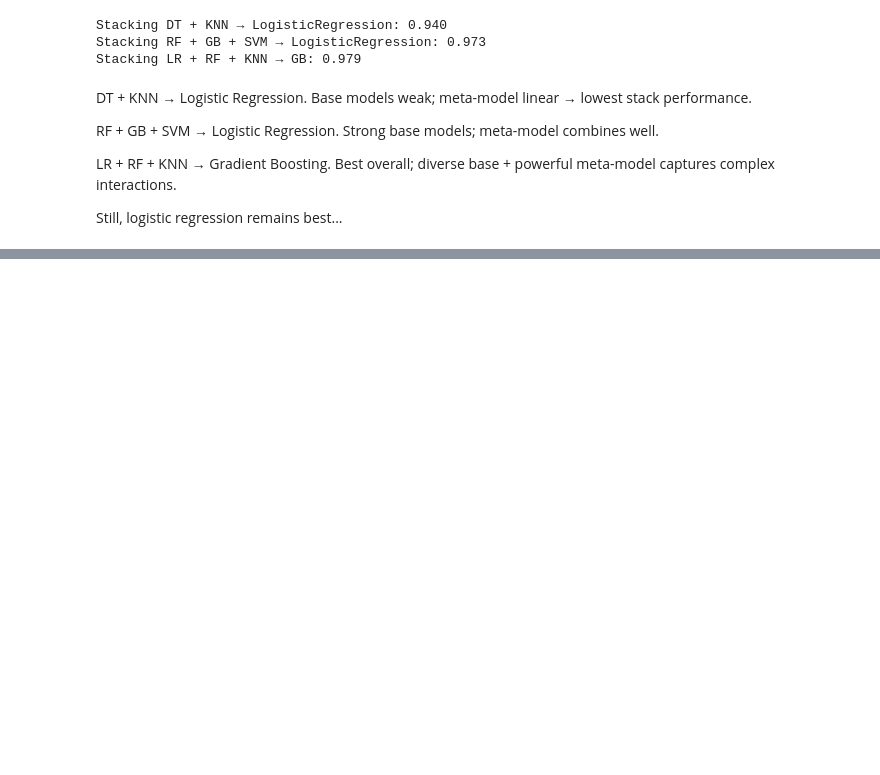
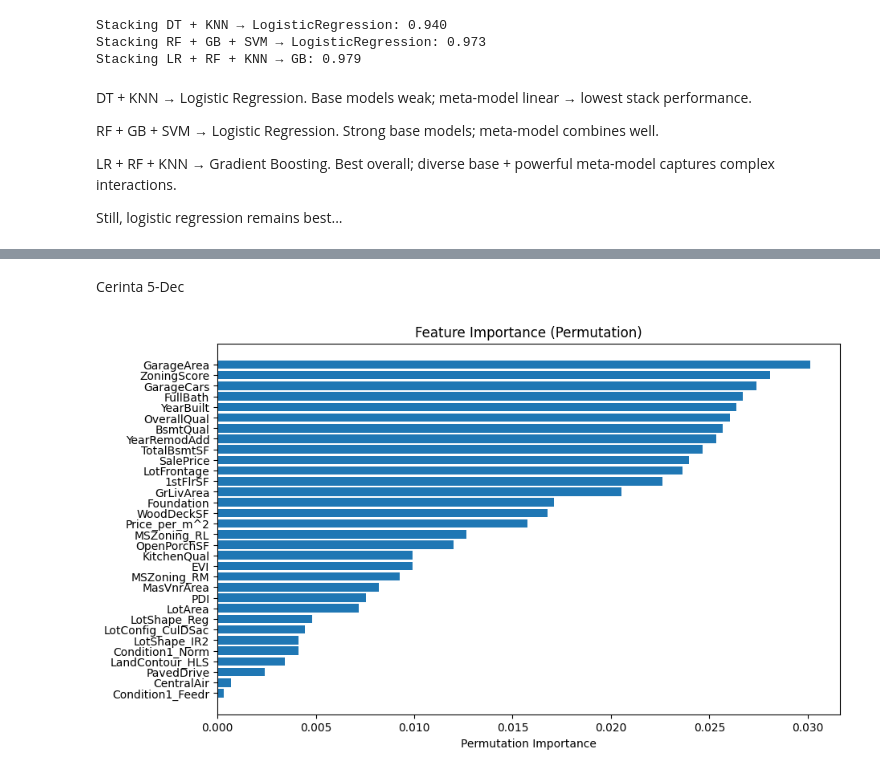
Before and after one commit to OctaMarina/house-price-prediction-integra, a Jupyter notebook: notebooks/classification_full_dataset_IrinaCruceru.ipynb, the cells around one changed output, grey strips where cells are left out. Drawn from its saved outputs; the diff is of its cells as text; code cells hidden in the pictures; blank space fills up the shorter version.

Commit message:
SHAP & Permutation Importance

```diff
--- a/notebooks/classification_full_dataset_IrinaCruceru.ipynb
+++ b/notebooks/classification_full_dataset_IrinaCruceru.ipynb
@@ -409,0 +436,12 @@ Still, logistic regression remains best...
+# %%
+preprocess = ColumnTransformer([
+    ("num", Pipeline([
+        ("imputer", SimpleImputer(strategy="median")),
+        ("scaler", StandardScaler())
+    ]), numeric_cols),
+
+    ("cat", Pipeline([
+        ("imputer", SimpleImputer(strategy="most_frequent")),
+        ("encoder", OneHotEncoder(handle_unknown="ignore"))
+    ]), categorical_cols)
+])
@@ -409,0 +748,2 @@ Still, logistic regression remains best...
+# %% [markdown]
+Cerinta 5-Dec
@@ -409,0 +756,28 @@ Still, logistic regression remains best...
+# %%
+best_model = final_models["stack3"]
+# %%
+perm_importance = permutation_importance(
+    best_model,
+    X_test,
+    y_test,
+    n_repeats=10,
+    random_state=42,
+    scoring="accuracy"
+)
+
+importances = perm_importance.importances_mean
+feature_names = X_test.columns
+
+perm_df = pd.DataFrame({
+    "Feature": feature_names,
+    "Importance": importances
+}).sort_values(by="Importance", ascending=False)
+# %%
+plt.figure(figsize=(10,6))
+plt.barh(perm_df["Feature"], perm_df["Importance"])
+plt.xlabel("Permutation Importance")
+plt.title("Feature Importance (Permutation)")
+plt.gca().invert_yaxis()  # highest importance on top
+plt.show()
+# %% [output]
+[figure, added]
```
Also changed, not shown: parts of 19 cells of this notebook.
